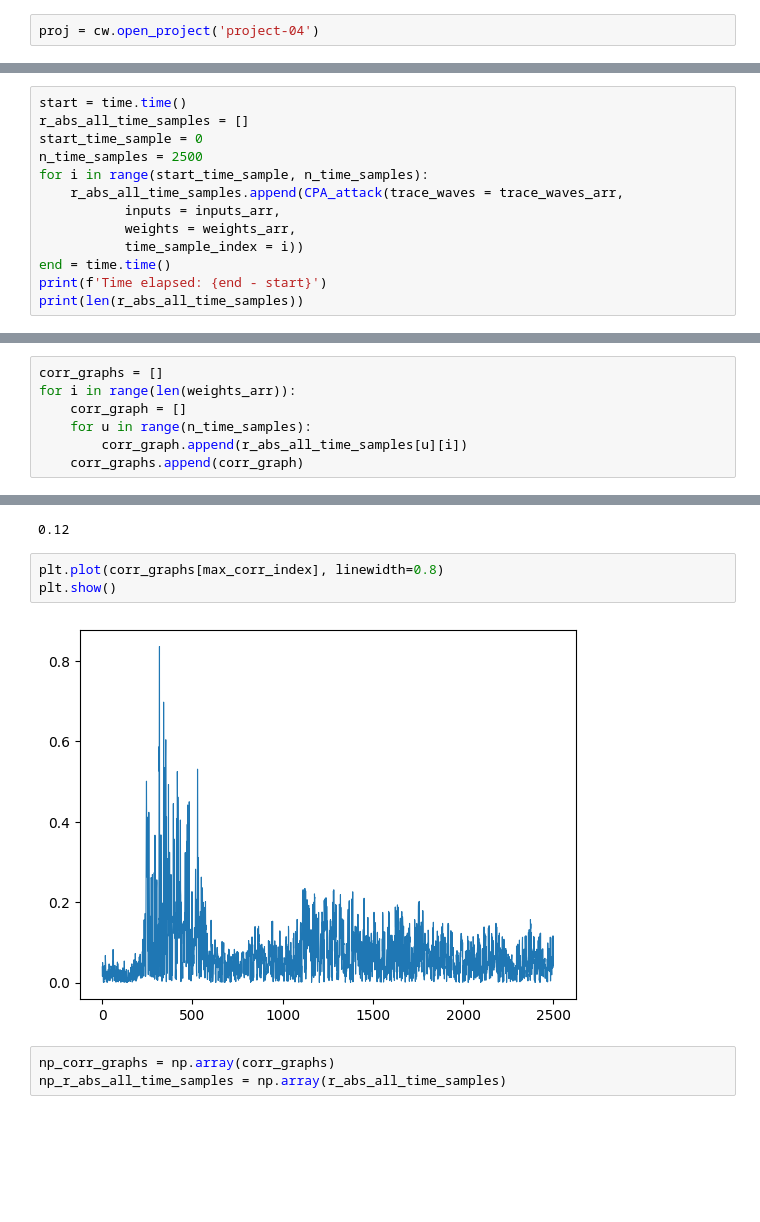
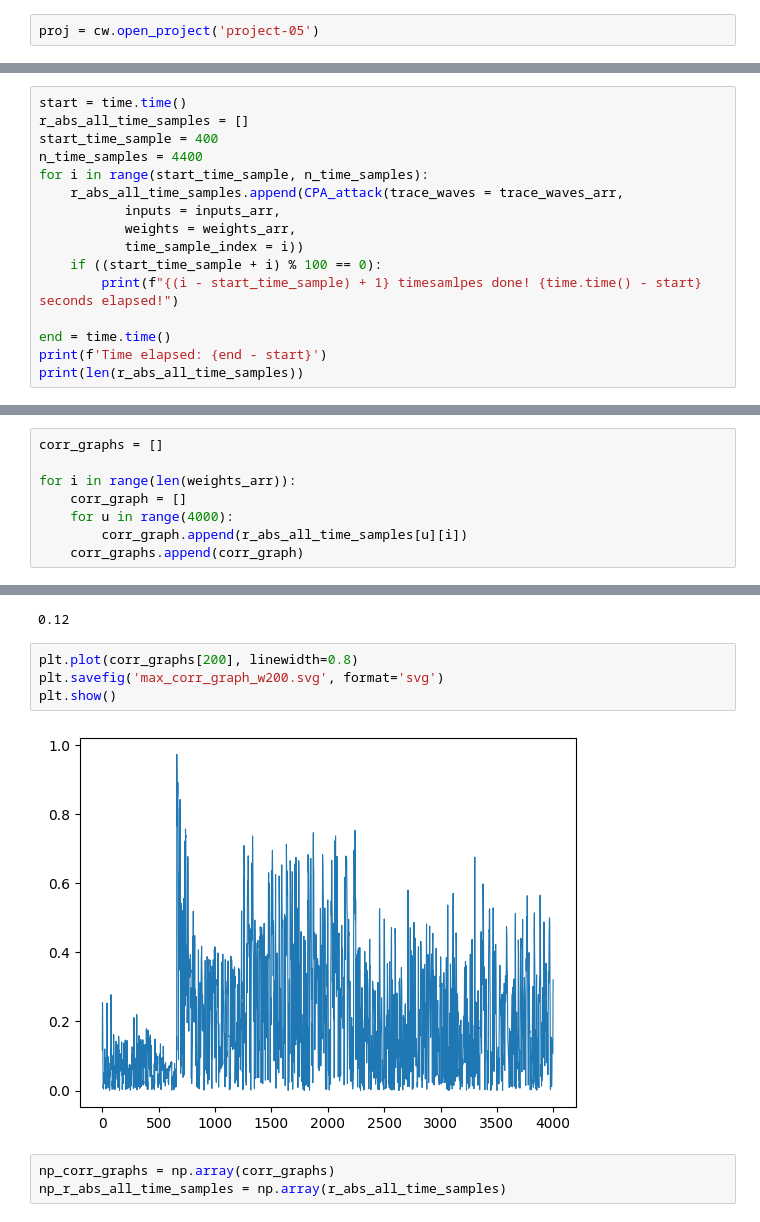
Before and after one commit to Dewflio/chipwhisperer-jupyter, a Jupyter notebook: LEONARD/CPA_attack.ipynb, the cells around one changed output, grey strips where cells are left out. Cells and saved outputs as stored; diff of their text form; blank space fills up the shorter version.

Commit message:
succesfully ran the attack on 4000 time samples

```diff
--- a/LEONARD/CPA_attack.ipynb
+++ b/LEONARD/CPA_attack.ipynb
@@ -26,5 +91,5 @@ print(HW_float32(0.657))
 # %%
-proj = cw.open_project('project-04')
+proj = cw.open_project('project-05')
 # %%
 trace_waves_arr = []
 inputs_arr = []
@@ -135,13 +154,16 @@ CPA_attack(trace_waves = trace_waves_arr,
 # %%
 start = time.time()
 r_abs_all_time_samples = []
-start_time_sample = 0
-n_time_samples = 2500
+start_time_sample = 400
+n_time_samples = 4400
 for i in range(start_time_sample, n_time_samples):
     r_abs_all_time_samples.append(CPA_attack(trace_waves = trace_waves_arr,
            inputs = inputs_arr,
            weights = weights_arr,
            time_sample_index = i))
+    if ((start_time_sample + i) % 100 == 0):
+        print(f"{(i - start_time_sample) + 1} timesamlpes done! {time.time() - start} seconds elapsed!")
+
 end = time.time()
 print(f'Time elapsed: {end - start}')
 print(len(r_abs_all_time_samples))
@@ -151,8 +188,9 @@ Time elapsed: 12725.847171068192
 # %%
 corr_graphs = []
+
 for i in range(len(weights_arr)):
     corr_graph = []
-    for u in range(n_time_samples):
+    for u in range(4000):
         corr_graph.append(r_abs_all_time_samples[u][i])
     corr_graphs.append(corr_graph)
 # %%
@@ -173,10 +211,11 @@ print(weights_arr[max_corr_index])
 # %% [output]
 0.12
 # %%
-plt.plot(corr_graphs[max_corr_index], linewidth=0.8)
+plt.plot(corr_graphs[200], linewidth=0.8)
+plt.savefig('max_corr_graph_w200.svg', format='svg')
 plt.show()
 # %% [output]
-[figure, old version]
+[figure, new version]
 # %%
 np_corr_graphs = np.array(corr_graphs)
 np_r_abs_all_time_samples = np.array(r_abs_all_time_samples)
```
Also changed, not shown: parts of 13 cells of this notebook, 3 other files.
